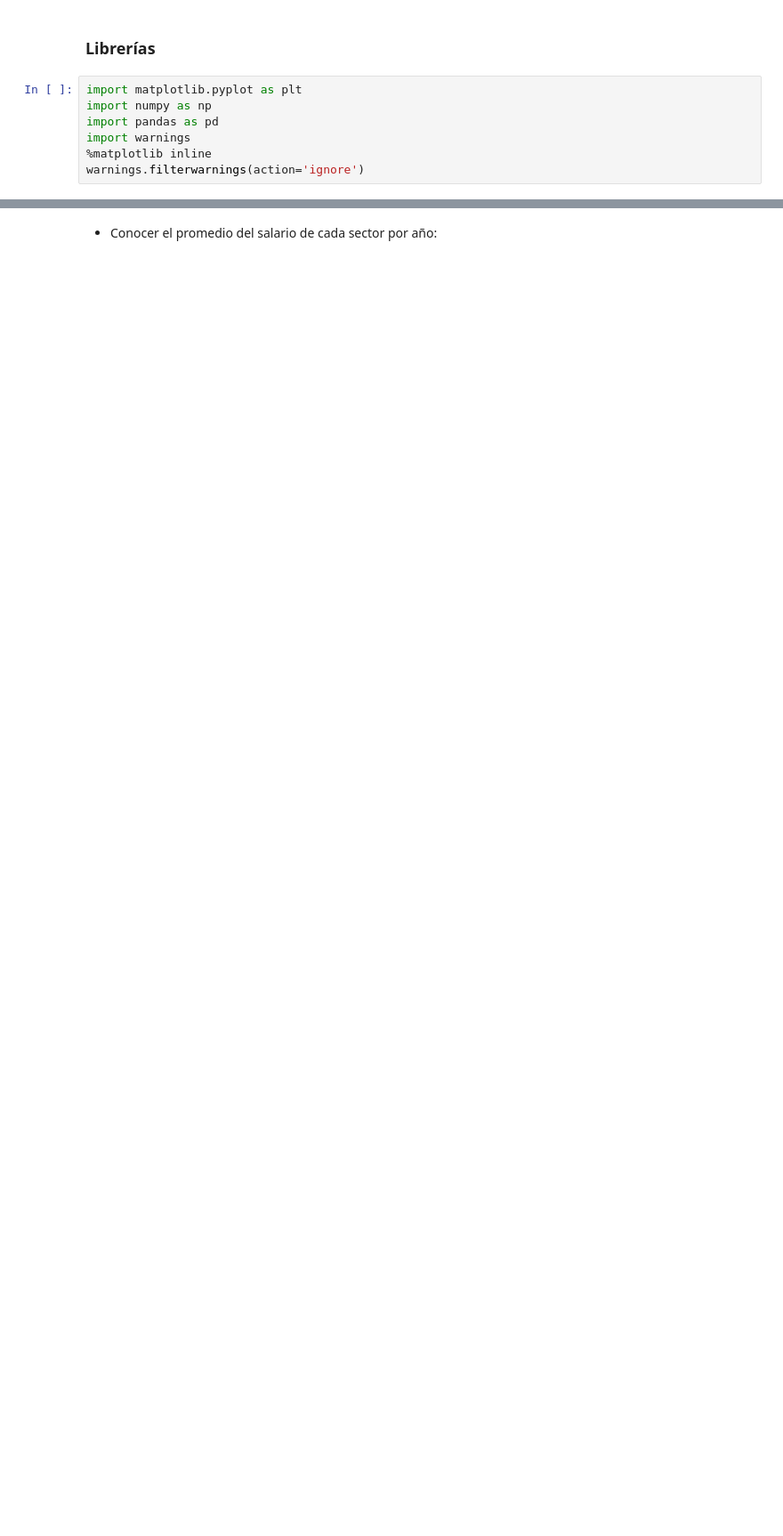
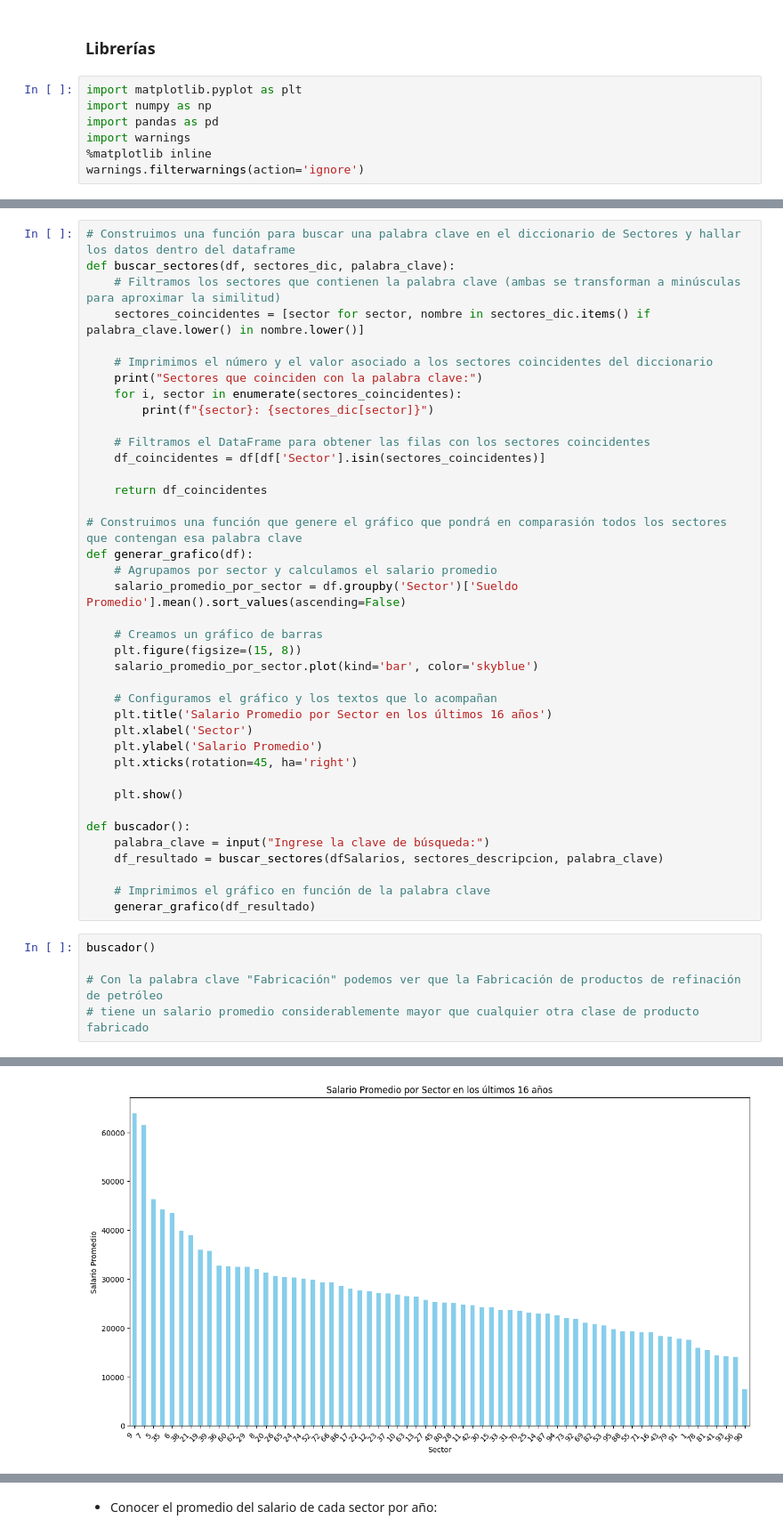
Before and after one commit to IlledNacu/TP2mate3, a Jupyter notebook: TP_SalarioJoven.ipynb, the cells around one changed output, grey strips where cells are left out. Shown at 89% size. Cells and saved outputs as stored; diff of their text form; blank space fills up the shorter version.

```diff
--- a/TP_SalarioJoven.ipynb
+++ b/TP_SalarioJoven.ipynb
@@ -66,0 +81,45 @@ Referencias de cada sector:
+# %%
+# Construimos una función para buscar una palabra clave en el diccionario de Sectores y hallar los datos dentro del dataframe
+def buscar_sectores(df, sectores_dic, palabra_clave):
+    # Filtramos los sectores que contienen la palabra clave (ambas se transforman a minúsculas para aproximar la similitud)
+    sectores_coincidentes = [sector for sector, nombre in sectores_dic.items() if palabra_clave.lower() in nombre.lower()]
+
+    # Imprimimos el número y el valor asociado a los sectores coincidentes del diccionario
+    print("Sectores que coinciden con la palabra clave:")
+    for i, sector in enumerate(sectores_coincidentes):
+        print(f"{sector}: {sectores_dic[sector]}")
+
+    # Filtramos el DataFrame para obtener las filas con los sectores coincidentes
+    df_coincidentes = df[df['Sector'].isin(sectores_coincidentes)]
+
+    return df_coincidentes
+
+# Construimos una función que genere el gráfico que pondrá en comparasión todos los sectores que contengan esa palabra clave
+def generar_grafico(df):
+    # Agrupamos por sector y calculamos el salario promedio
+    salario_promedio_por_sector = df.groupby('Sector')['Sueldo Promedio'].mean().sort_values(ascending=False)
+
+    # Creamos un gráfico de barras
+    plt.figure(figsize=(15, 8))
+    salario_promedio_por_sector.plot(kind='bar', color='skyblue')
+
+    # Configuramos el gráfico y los textos que lo acompañan
+    plt.title('Salario Promedio por Sector en los últimos 16 años')
+    plt.xlabel('Sector')
+    plt.ylabel('Salario Promedio')
+    plt.xticks(rotation=45, ha='right')
+
+    plt.show()
+
+def buscador():
+    palabra_clave = input("Ingrese la clave de búsqueda:")
+    df_resultado = buscar_sectores(dfSalarios, sectores_descripcion, palabra_clave)
+
+    # Imprimimos el gráfico en función de la palabra clave
+    generar_grafico(df_resultado)
+# %%
+buscador()
+
+# Con la palabra clave "Fabricación" podemos ver que la Fabricación de productos de refinación de petróleo
+# tiene un salario promedio considerablemente mayor que cualquier otra clase de producto fabricado
+# %% [output]
@@ -66,0 +143 @@ Referencias de cada sector:
+[figure, added]
```
Also changed, not shown: parts of 37 cells of this notebook, 1 other file.
